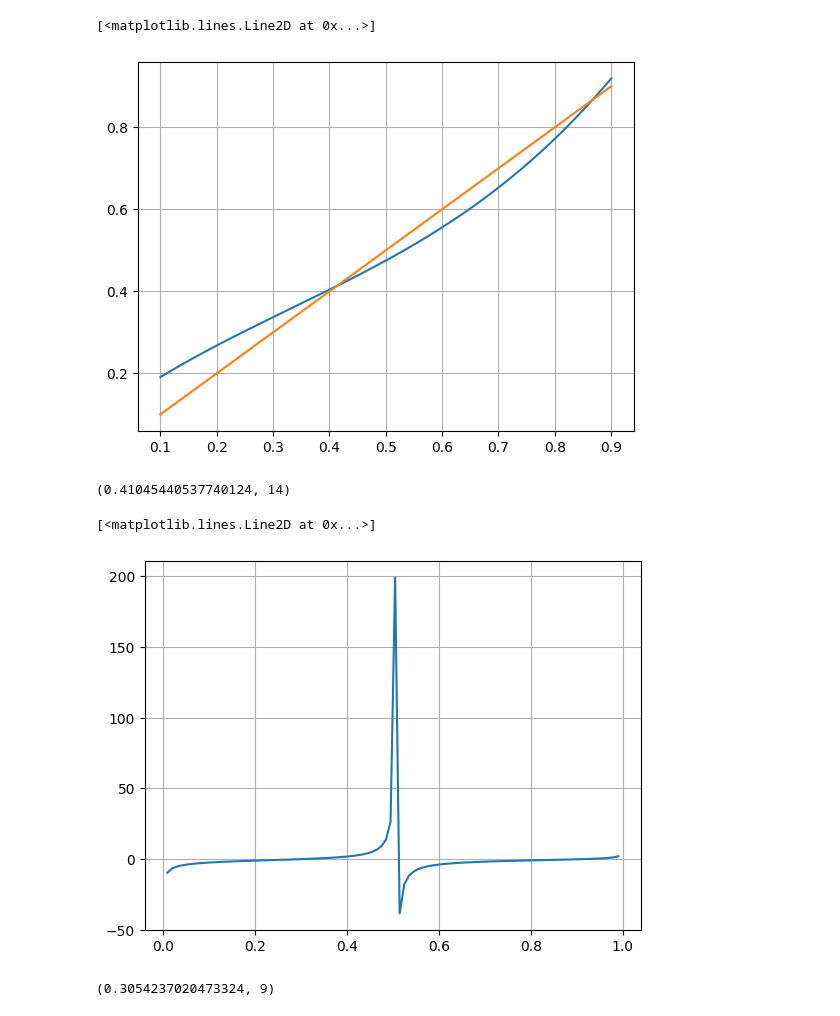
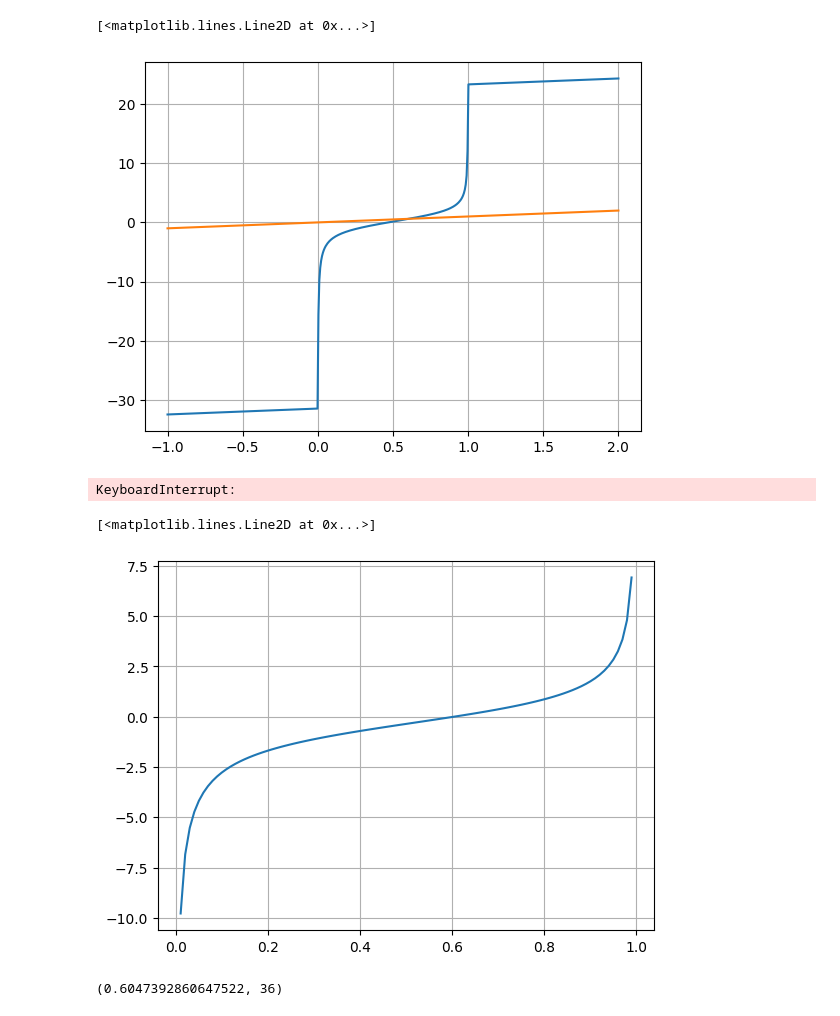
Before and after one commit to IDAnton/OFA, a Jupyter notebook: 2.ipynb, the cells around one changed output. Drawn from its saved outputs; the diff is of its cells as text; code cells hidden in the pictures.

```diff
--- a/2.ipynb
+++ b/2.ipynb
@@ -2,7 +2,8 @@
 import numpy as np
 _ = np.seterr(all='raise')
 # %%
-def f(x, m = 1, a = 1, U = 10, h = 1):  # задаем ур-е f(x) = 0
+def f(x, m = 1, a = 1, U = 1, h = 1):  # задаем ур-е f(x) = 0
+    x = max(min(x, 0.999), 0.001)
     try:
         return 1/np.tan(np.sqrt(2*m*(a**2)*U*(1-x)/(h**2))) - np.sqrt(1/x - 1)
     except FloatingPointError as e:
@@ -16,8 +17,8 @@ def df(x, m = 1, a = 1, U = 10, h = 1):  # его производная (для
         print(e, "x =", x)
 # %%
 import matplotlib.pyplot as plt  # строим графики
-a = 0.4
-b = 0.6
+a = 0.01
+b = 0.99
 x = np.linspace(a, b, 100)
 y = [f(xi) for xi in x]
 plt.grid(True)
@@ -92,28 +93,27 @@ time_efficient / time_simple 0.5321715953448318
 # %%
 # алгоритм 'простых итераций'
 def phi(x):
         return f(x, U = 1) + x
+# def phi(x):
+#         return x**3 - x**2 + 0.1 + x
 
-def phi(x):
-        return x**3 - x**2 + 0.1 + x
-
-a = 0.1
-b = 0.9
+a = -1
+b = 2
 
 x = np.linspace(a, b, 500)
 y = [phi(xi) for xi in x]
 plt.grid(True)
 plt.plot(x, y)
 plt.plot(x, x)
 # %% [output]
 [<matplotlib.lines.Line2D at 0x...>]
-[figure, old version]
+[figure, new version]
 # %%
-def simple_iterations(phi, x, e = 0.001):
+def simple_iterations(phi, x, e = 0.0001):
     i = 1
     while True:
         prev_x = x
-        x = phi(x)
+        x = x + f(x)
         i += 1
         if np.abs(x - prev_x) < e:
             break
@@ -121,7 +121,7 @@ def simple_iterations(phi, x, e = 0.001):
 
 print(simple_iterations(phi, 0.1))
 # %% [output]
-(0.41045440537740124, 14)
+KeyboardInterrupt:
 # %%
 # алгоритм Ньютона
 import matplotlib.pyplot as plt
@@ -133,9 +133,9 @@ plt.grid(True)
 plt.plot(x, y)
 # %% [output]
 [<matplotlib.lines.Line2D at 0x...>]
-[figure, old version]
+[figure, new version]
 # %%
-def newton(f, df, x, e = 0.001):
+def newton(f, df, x, e = 0.0001):
     i = 1
     while True:
         prev_x = x
@@ -144,6 +144,6 @@ def newton(f, df, x, e = 0.001):
         if np.abs(x - prev_x) < e:
             break
     return x, i
-print(newton(f, df, 0.5))
+print(newton(f, df, 0.9))
 # %% [output]
-(0.3054237020473324, 9)
+(0.6047392860647522, 36)
```
Also changed, not shown: parts of 3 cells of this notebook, 1 other file.
